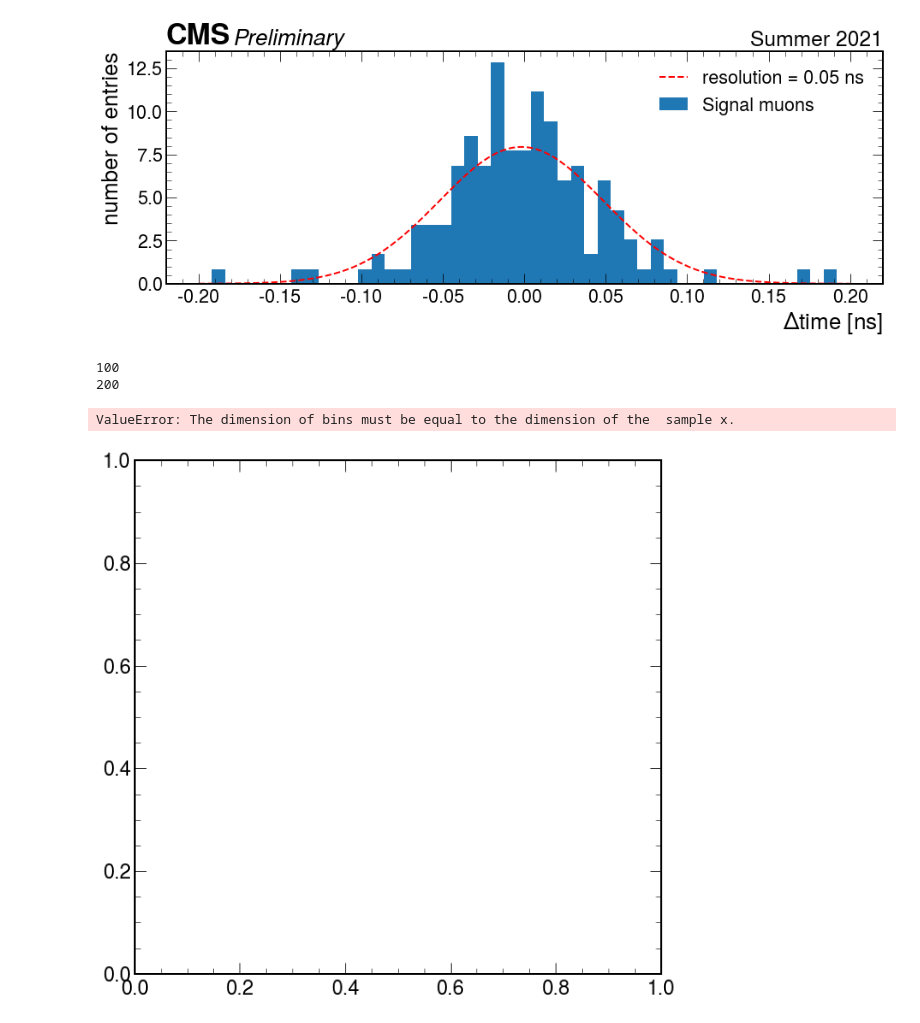
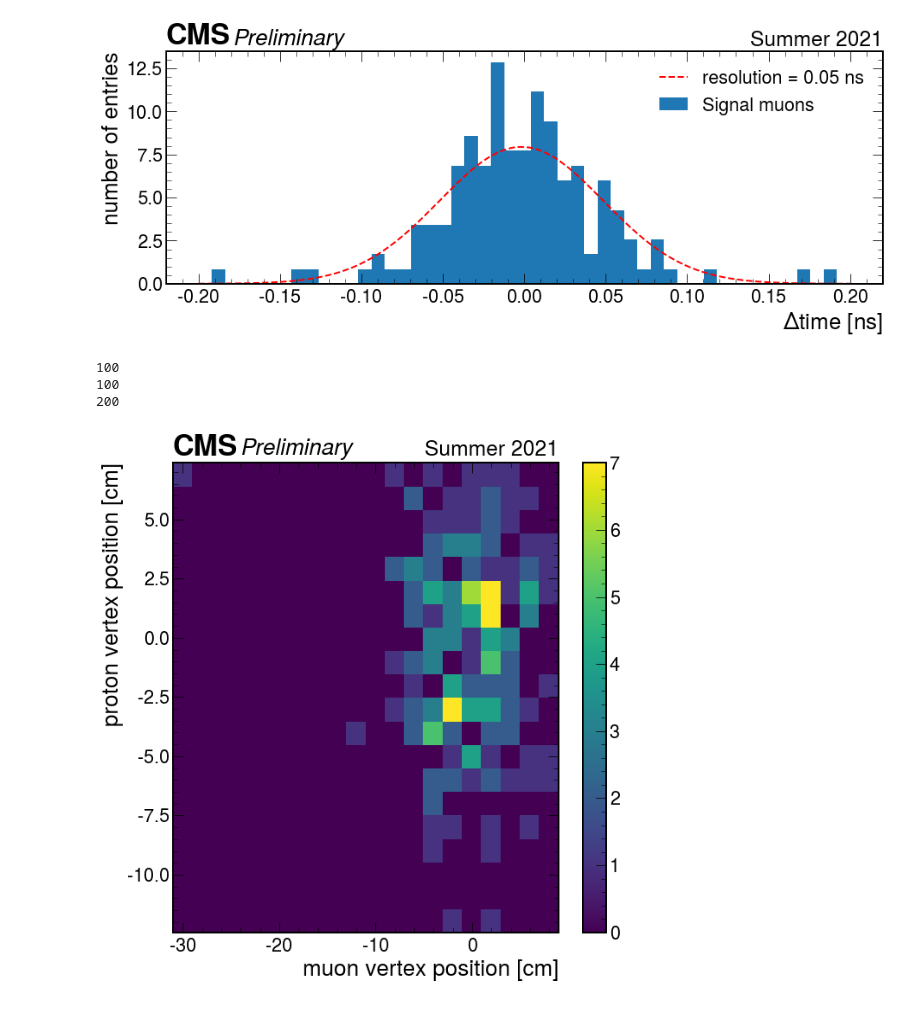
Before and after one commit to jloemker/SWAN, a Jupyter notebook: Analysis_notebook.ipynb, the cells around one changed output. Cells and saved outputs as stored; diff of their text form; code cells hidden in the pictures.

```diff
--- a/Analysis_notebook.ipynb
+++ b/Analysis_notebook.ipynb
@@ -297,17 +297,23 @@ ax.legend()
 [figure]
 # %%
 #protons = tree.arrays(['pfcand_pt','pfcand_eta','pfcand_phi','pfcand_mass','pfcand_t','pfcand_vz'],'abs(pfcand_pid)==13')
+import matplotlib as mpl
 protons = tree.arrays(['genproton_vz','genproton_ispu'],library="pd")
 prot = protons[protons.genproton_ispu==0]['genproton_vz'].values
 fig, axes = plt.subplots(figsize=(10,10) )
-print(len(muons_anal['mu2_vz'].values))#100
+print(len(muons_anal['mu2_vz']))#100
+print(len(muons_anal['mu1_vz']))
+#first and 2nd leading muon combined
+muon = np.append(muons_anal['mu2_vz'].values, muons_anal['mu1_vz'].values)
 print(len(prot))#200
-axes.hist2d( muons_anal['mu2_vz'].values, prot, bins=(20,20) , cmap='viridis')
+im = axes.hist2d( muon, prot, bins=(20,20) , cmap='viridis')
+fig.colorbar(im[3], ax=axes)
 axes.set(xlabel=r'muon vertex position [cm]', ylabel='proton vertex position [cm]')
 hep.cms.label(llabel="Preliminary", rlabel="Summer 2021", ax=axes)
-#plt.savefig('Analyse/dimuon_analysis_correlation.png')
+#cax,kw = mpl.colorbar.make_axes()
+#plt.savefig('Analyse/dimuon_analysis_vz_correlation.png')
 # %% [output]
+100
 100
 200
-ValueError: The dimension of bins must be equal to the dimension of the  sample x.
-[figure, old version]
+[figure, new version]
```
Also changed, not shown: parts of 3 cells of this notebook.
